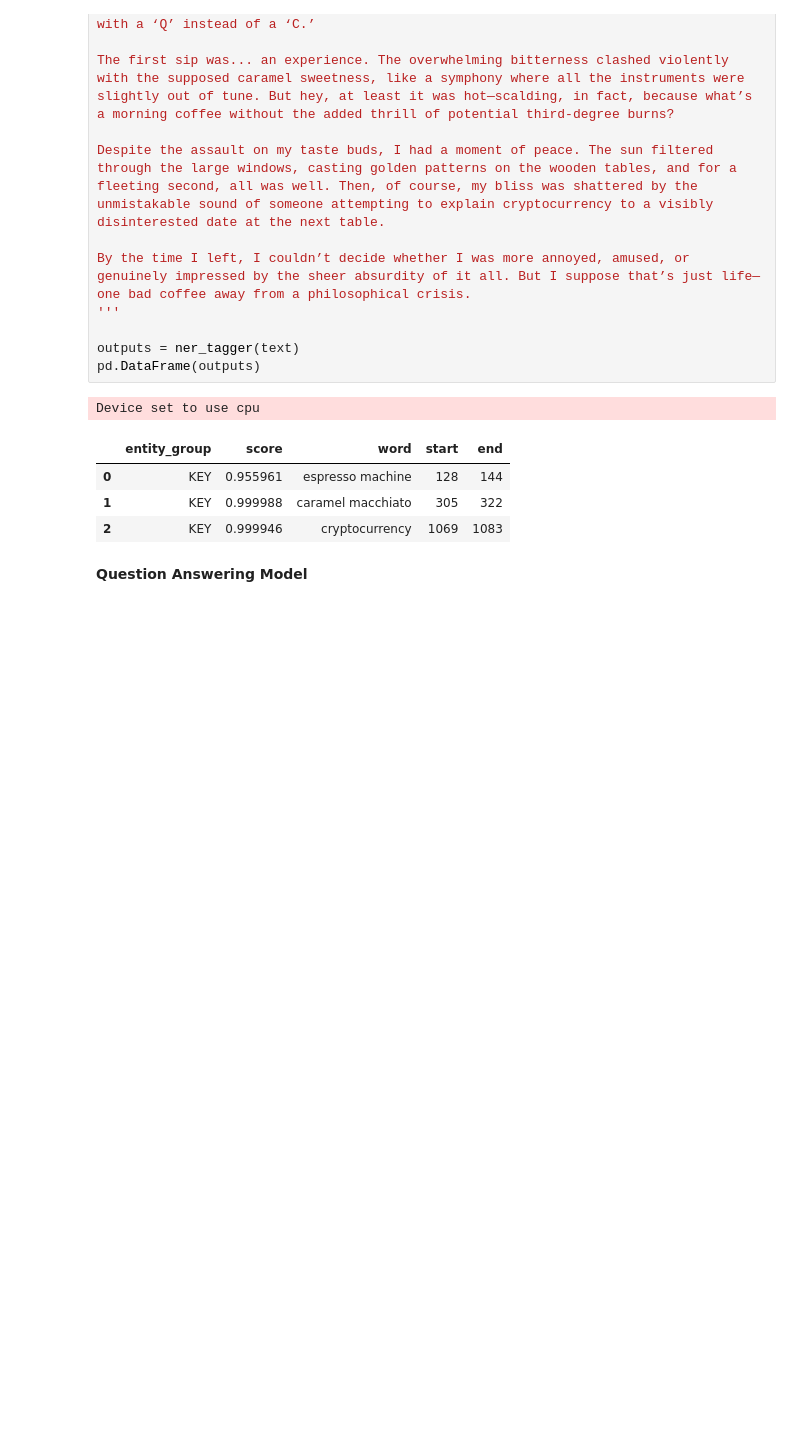
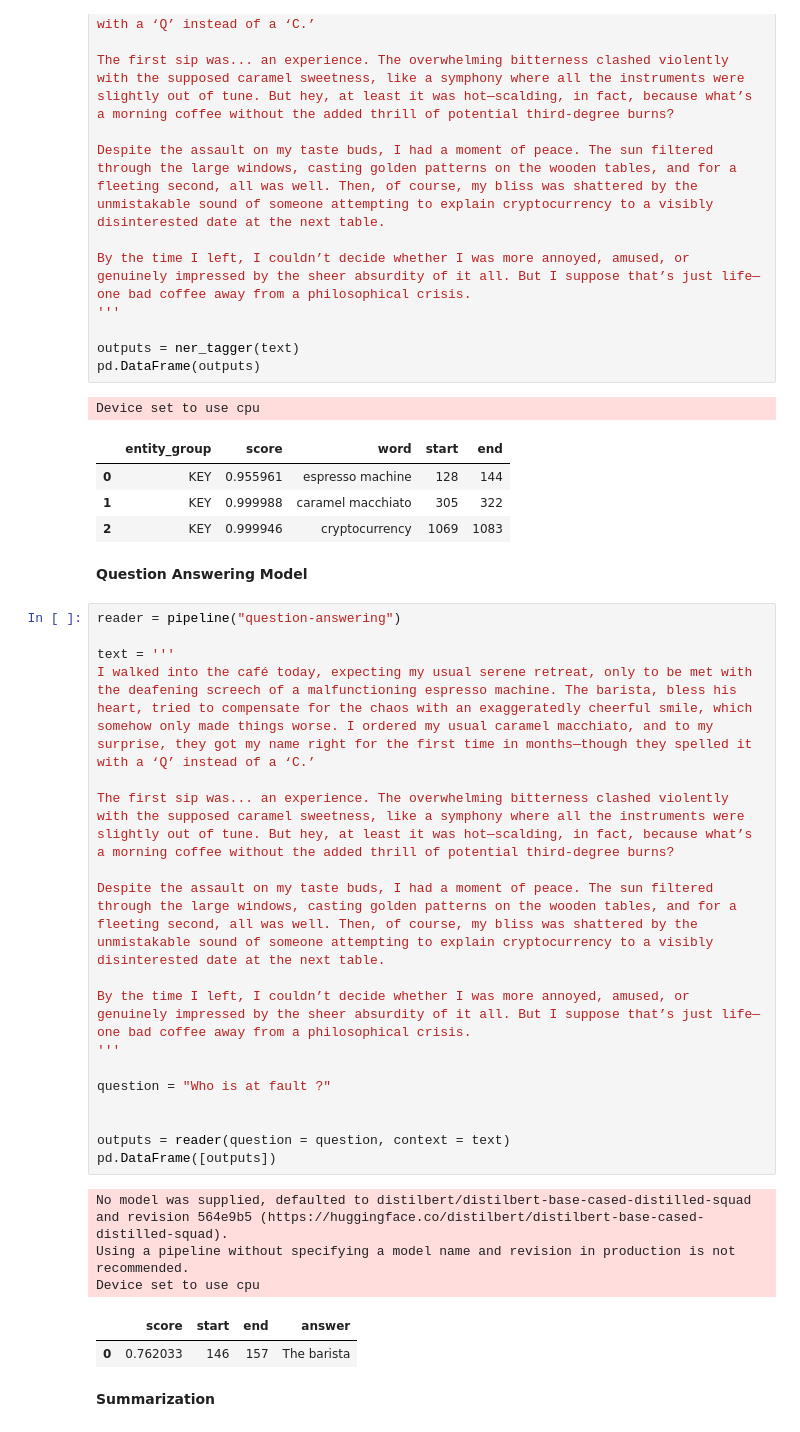
Before and after one commit to Rishavanand9/CODES, a Jupyter notebook: Learning_Transformers.ipynb, the cells around one changed output. Saved outputs shown, nothing was run; the diff lists cells and outputs as text; blank space fills up the shorter version.

```diff
--- a/Learning_Transformers.ipynb
+++ b/Learning_Transformers.ipynb
@@ -77,3 +77,29 @@ Device set to use cpu
 | 2 | KEY | 0.999946 | cryptocurrency | 1069 | 1083 |
 # %% [markdown]
 **Question Answering Model**
+# %%
+reader = pipeline("question-answering")
+
+text = '''
+I walked into the café today, expecting my usual serene retreat, only to be met with the deafening screech of a malfunctioning espresso machine. The barista, bless his heart, tried to compensate for the chaos with an exaggeratedly cheerful smile, which somehow only made things worse. I ordered my usual caramel macchiato, and to my surprise, they got my name right for the first time in months—though they spelled it with a ‘Q’ instead of a ‘C.’
+
+The first sip was... an experience. The overwhelming bitterness clashed violently with the supposed caramel sweetness, like a symphony where all the instruments were slightly out of tune. But hey, at least it was hot—scalding, in fact, because what’s a morning coffee without the added thrill of potential third-degree burns?
+
+Despite the assault on my taste buds, I had a moment of peace. The sun filtered through the large windows, casting golden patterns on the wooden tables, and for a fleeting second, all was well. Then, of course, my bliss was shattered by the unmistakable sound of someone attempting to explain cryptocurrency to a visibly disinterested date at the next table.
+
+By the time I left, I couldn’t decide whether I was more annoyed, amused, or genuinely impressed by the sheer absurdity of it all. But I suppose that’s just life—one bad coffee away from a philosophical crisis.
+'''
+
+question = "Who is at fault ?"
+
+
+outputs = reader(question = question, context = text)
+pd.DataFrame([outputs])
+# %% [output]
+No model was supplied, defaulted to distilbert/distilbert-base-cased-distilled-squad and revision 564e9b5 (https://huggingface.co/distilbert/distilbert-base-cased-distilled-squad).
+Using a pipeline without specifying a model name and revision in production is not recommended.
+Device set to use cpu
+|  | score | start | end | answer |
+| 0 | 0.762033 | 146 | 157 | The barista |
+# %% [markdown]
+**Summarization**
```
Also changed, not shown: parts of 4 cells of this notebook.
